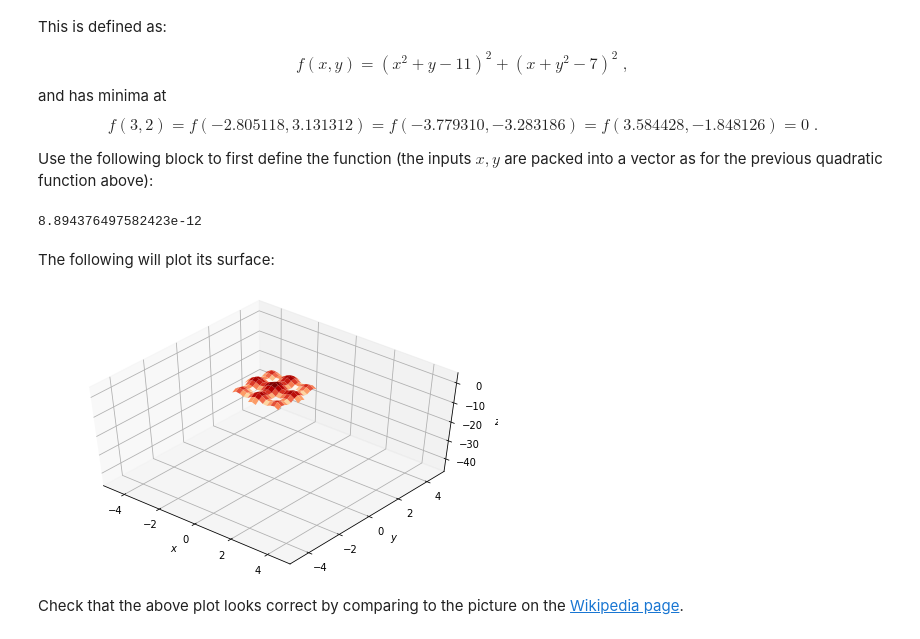
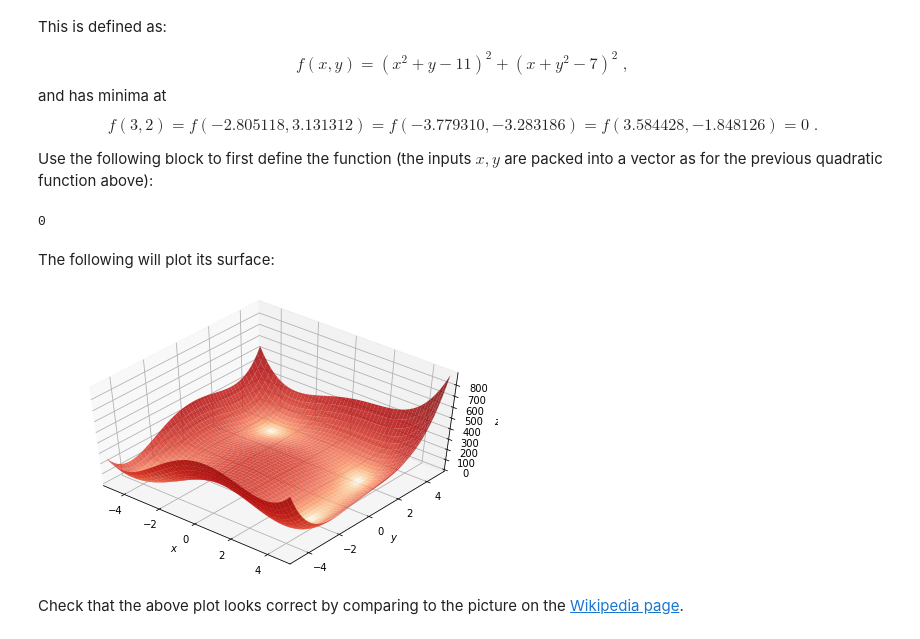
Before and after one commit to WHU-Peter/COMP6248-Deep-Learning, a Jupyter notebook: 3_1_FuntionOptimisation.ipynb, the cells around one changed output. Drawn from its saved outputs; the diff is of its cells as text; code cells hidden in the pictures.

```diff
--- a/3_1_FuntionOptimisation.ipynb
+++ b/3_1_FuntionOptimisation.ipynb
@@ -109,6 +91,6 @@ def himm(x):
   b = x[0] + x[1]**2 - 7
   return a**2 + b**2
 
-himm([3.584428,-1.848126])
+himm([3,2])
 # %% [output]
-8.894376497582423e-12
+0
@@ -122,31 +99,29 @@ The following will plot its surface:
 # %%
 import numpy as np
 %matplotlib inline
 import matplotlib.pyplot as plt
 from mpl_toolkits.mplot3d import Axes3D
 from matplotlib.colors import LogNorm
 
 xmin, xmax, xstep = -5, 5, .2
 ymin, ymax, ystep = -5, 5, .2
 x, y = np.meshgrid(np.arange(xmin, xmax + xstep, xstep), np.arange(ymin, ymax + ystep, ystep))
-# z = himm(torch.tensor([x, y])).numpy()
-z = Rastrigin(torch.tensor([x, y])).numpy()
+z = himm(torch.tensor([x, y])).numpy()
 
 fig = plt.figure(figsize=(8, 5))
 ax = plt.axes(projection='3d', elev=50, azim=-50)
 ax.plot_surface(x, y, z, norm=LogNorm(), rstride=1, cstride=1,
                 edgecolor='none', alpha=.8, cmap=plt.cm.OrRd)
 ax.set_xlabel('$x$')
 ax.set_ylabel('$y$')
 ax.set_zlabel('$z$')
 
 ax.set_xlim((xmin, xmax))
 ax.set_ylim((ymin, ymax))
-# ax.set_zlim((-50, -10))
 
 plt.show()
 # %% [output]
-[figure, old version]
+[figure, new version]
 # %% [markdown]
 Check that the above plot looks correct  by comparing to the picture on the [Wikipedia page](https://en.wikipedia.org/wiki/Himmelblau%27s_function).
 # %% [markdown]
```
Also changed, not shown: parts of 13 cells of this notebook.
